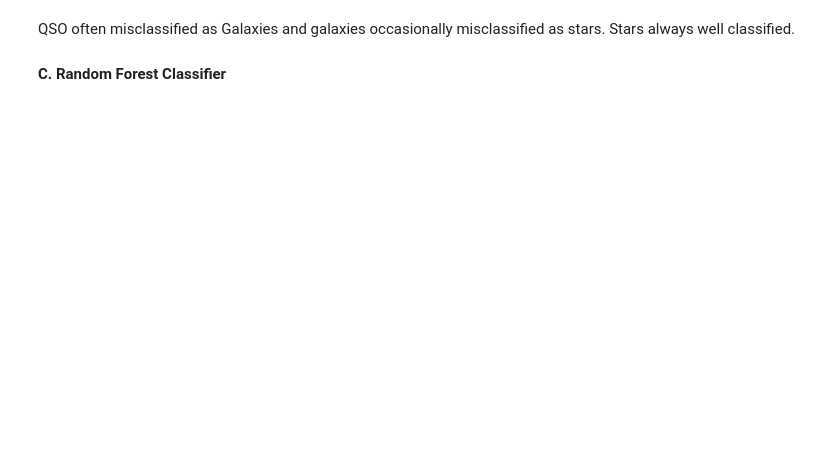
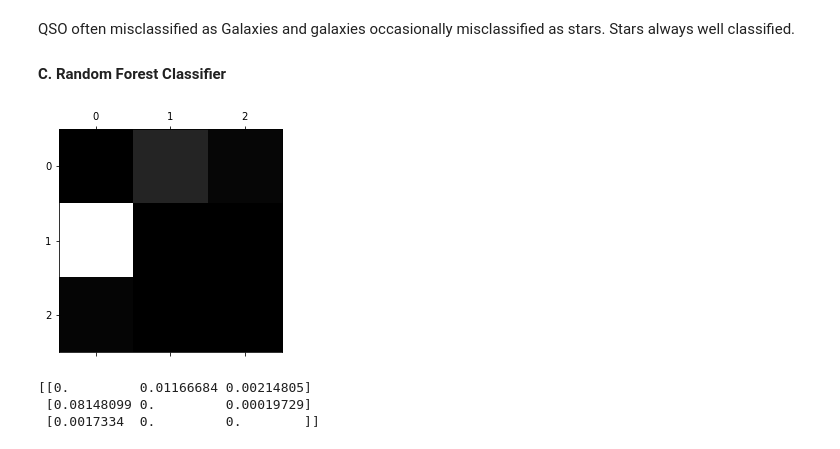
Before and after one commit to ElliottDenis/IRIDIA-ML-internship, a Jupyter notebook: (SDSS - 3) Multiclass classification.ipynb, the cells around one changed output. Saved outputs shown, nothing was run; the diff lists cells and outputs as text; code cells hidden in the pictures; blank space fills up the shorter version.

```diff
--- a/(SDSS - 3) Multiclass classification.ipynb
+++ b/(SDSS - 3) Multiclass classification.ipynb
@@ -204,3 +252,10 @@ norm_conf_mx_SVC
 QSO often misclassified as Galaxies and galaxies occasionally misclassified as stars. Stars always well classified.
 
 #### C. Random Forest Classifier
+# %%
+show_confusion_matrix(forest_clf)
+# %% [output]
+[figure, added]
+[[0.         0.01166684 0.00214805]
+ [0.08148099 0.         0.00019729]
+ [0.0017334  0.         0.        ]]
```
Also changed, not shown: parts of 62 cells of this notebook, 1 other file.
